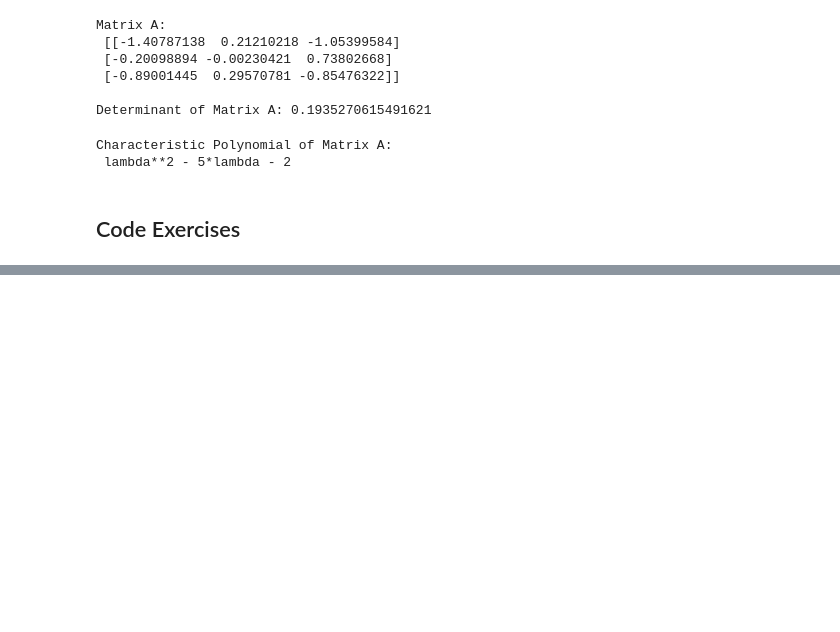
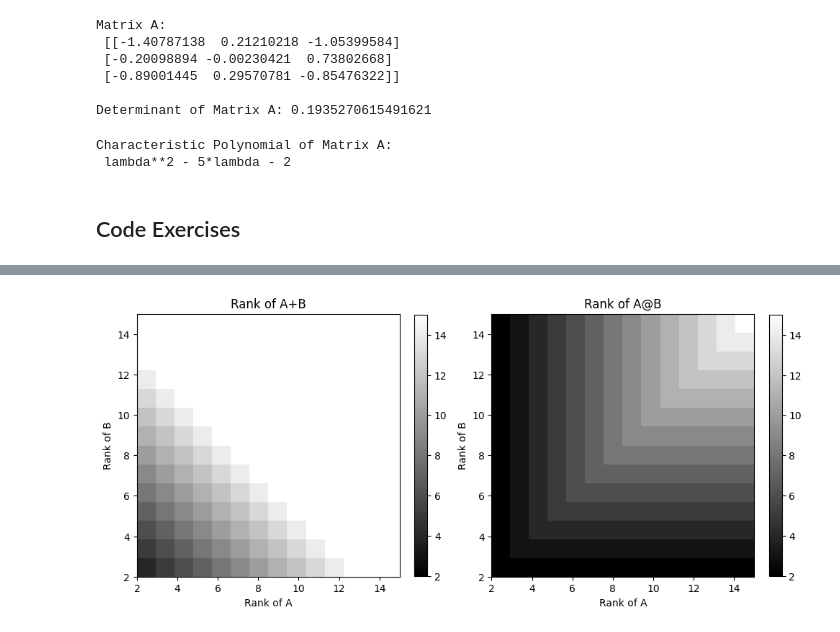
Before and after one commit to MiesnerJacob/practical-linear-algebra-for-data-science, a Jupyter notebook: 06-matrices-pt2.ipynb, the cells around one changed output, grey strips where cells are left out. Drawn from its saved outputs; the diff is of its cells as text; code cells hidden in the pictures; blank space fills up the shorter version.

```diff
--- a/06-matrices-pt2.ipynb
+++ b/06-matrices-pt2.ipynb
@@ -408,0 +581,40 @@ Characteristic Polynomial of Matrix A:
+# %%
+# Exercise 6-7 (Visualize Matrix sums and matrix products resulting from method on 6-5)
+
+matrix_size = 20
+ranks_range = range(2,16)
+
+# Create zeros matrix for storing the results
+rank_results = np.zeros((len(ranks_range), len(ranks_range), 2))
+
+# Run the simulation
+for i in range(len(ranks_range)):
+  for j in range(len(ranks_range)):
+
+    # Create the matrices
+    matrix_sum = create_matrix_with_selected_rank(matrix_size, matrix_size, ranks_range[i]) + create_matrix_with_selected_rank(matrix_size, matrix_size, ranks_range[j])
+    matrix_product = create_matrix_with_selected_rank(matrix_size, matrix_size, ranks_range[i]) @ create_matrix_with_selected_rank(matrix_size, matrix_size, ranks_range[j])
+
+    # Compute and store the rank results
+    rank_results[i, j, 0] = np.linalg.matrix_rank(matrix_sum)
+    rank_results[i, j, 1] = np.linalg.matrix_rank(matrix_product)
+
+
+# Plot results
+fig,axs = plt.subplots(1, 2, figsize=(10, 6))
+symbols = '+@'
+
+for i in range(2):
+
+  h = axs[i].imshow(rank_results[:,:,i], vmin=np.min(ranks_range), vmax=np.max(ranks_range), origin='lower',
+                    extent=(ranks_range[0], ranks_range[-1], ranks_range[0], ranks_range[-1]), cmap='gray')
+
+  fig.colorbar(h,ax=axs[i], fraction=.045)
+  axs[i].set_xlabel('Rank of A')
+  axs[i].set_ylabel('Rank of B')
+  axs[i].set_title(f'Rank of A{symbols[i]}B')
+
+plt.tight_layout()
+plt.show()
+# %% [output]
+[figure, added]
```
Also changed, not shown: parts of 19 cells of this notebook.
